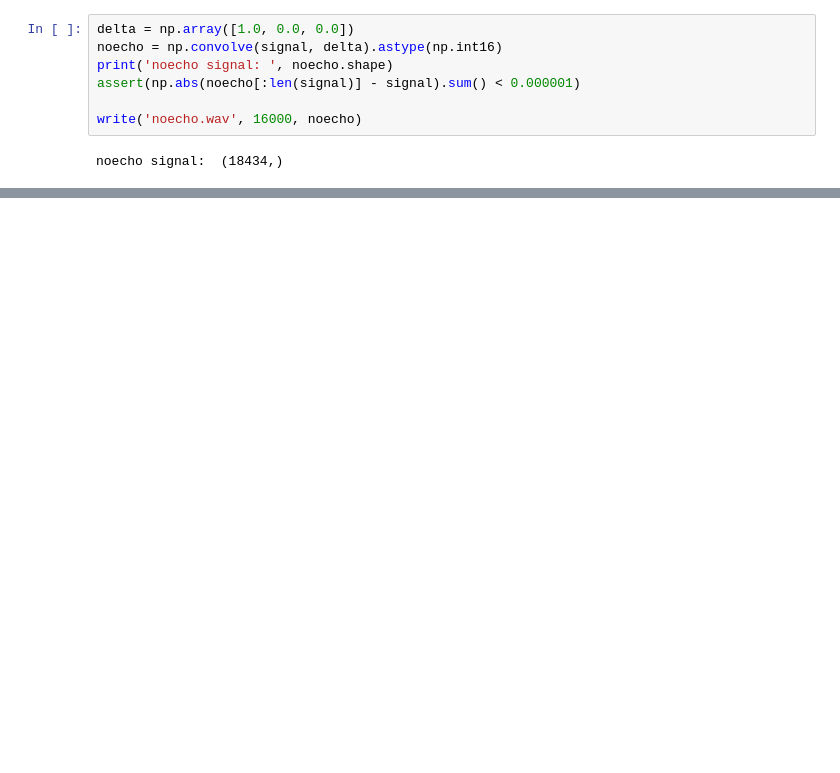
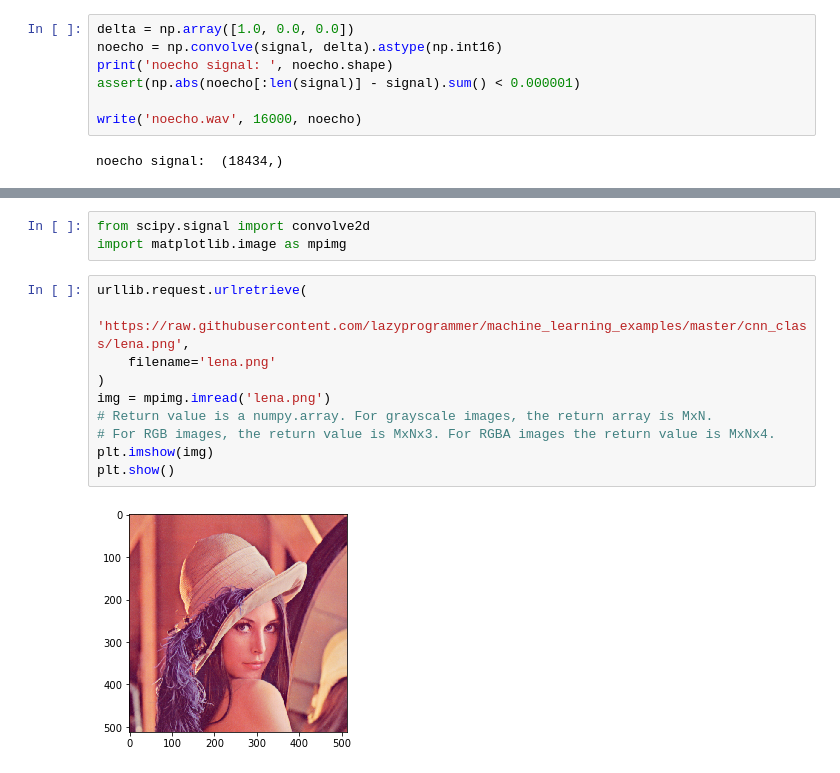
Before and after one commit to alejandrox1/MachineLearning, a Jupyter notebook: deep_learning/CNN/convolutions.ipynb, the cells around one changed output, grey strips where cells are left out. Saved outputs shown, nothing was run; the diff lists cells and outputs as text; blank space fills up the shorter version.

```diff
--- a/deep_learning/CNN/convolutions.ipynb
+++ b/deep_learning/CNN/convolutions.ipynb
@@ -71,0 +89,15 @@ plt.show()
+# %%
+from scipy.signal import convolve2d
+import matplotlib.image as mpimg
+# %%
+urllib.request.urlretrieve(
+    'https://raw.githubusercontent.com/lazyprogrammer/machine_learning_examples/master/cnn_class/lena.png',
+    filename='lena.png'
+)
+img = mpimg.imread('lena.png')
+# Return value is a numpy.array. For grayscale images, the return array is MxN.
+# For RGB images, the return value is MxNx3. For RGBA images the return value is MxNx4.
+plt.imshow(img)
+plt.show()
+# %% [output]
+[figure, added]
```
Also changed, not shown: parts of 23 cells of this notebook, 1 other file.
